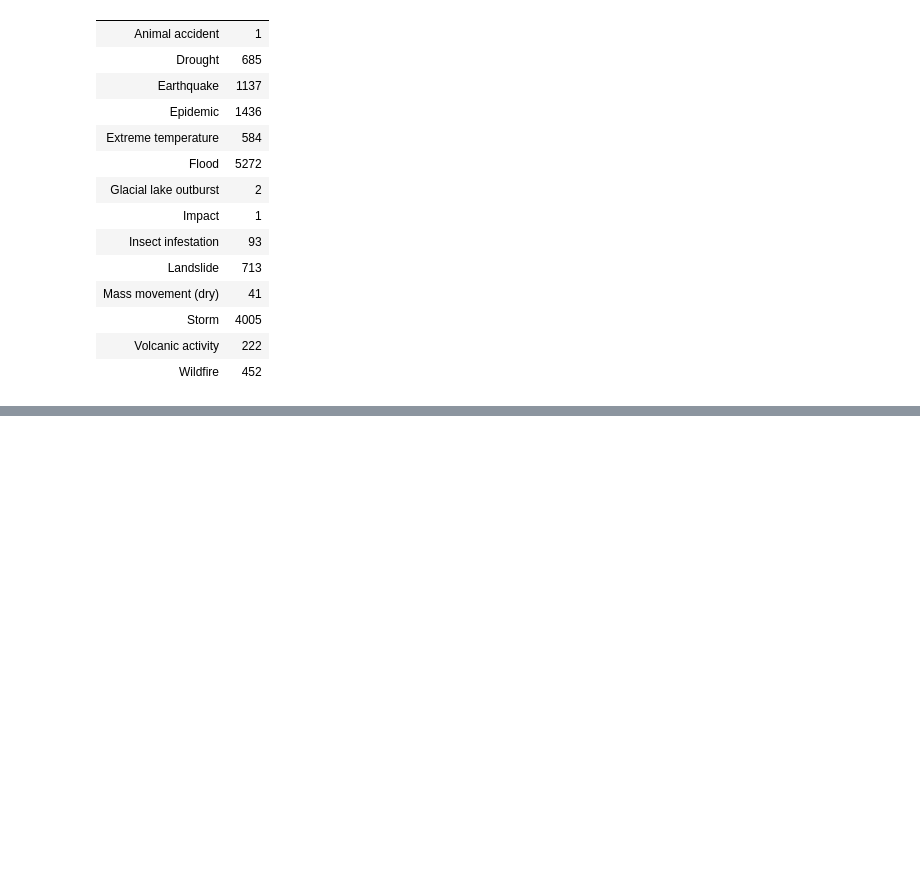
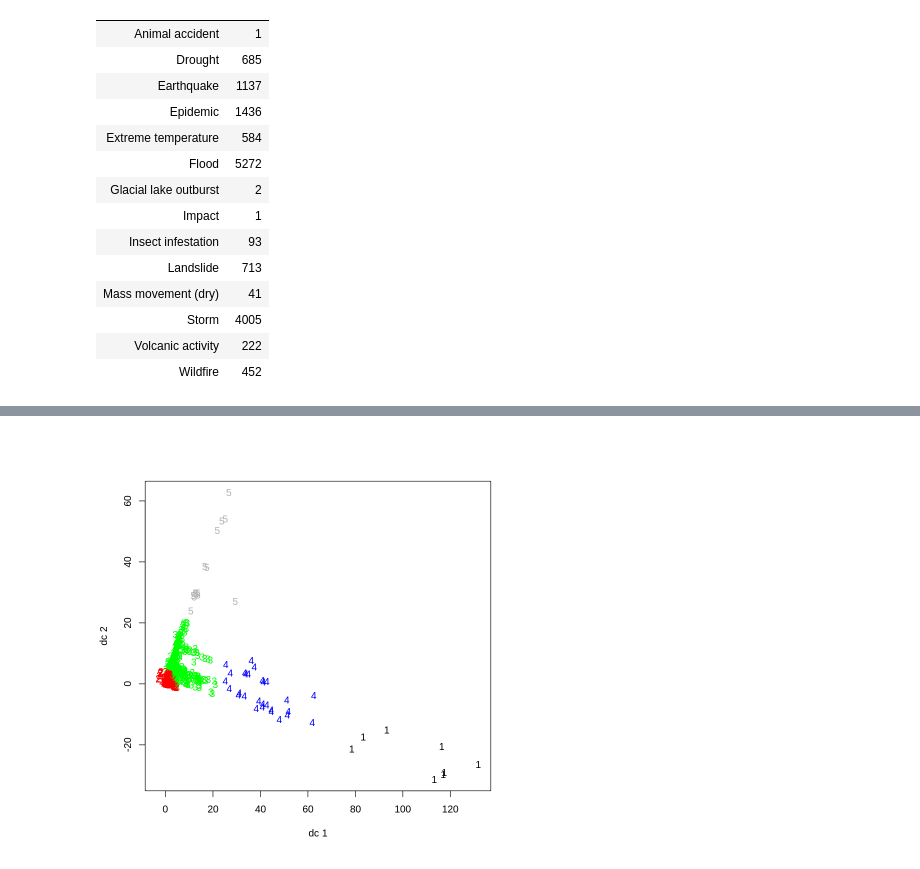
Before and after one commit to najiaahmedd/CIND820_InitialResults, a Jupyter notebook: InitialResults_Imputations&Clustering.ipynb, the cells around one changed output, grey strips where cells are left out. Cells and saved outputs as stored; diff of their text form; code cells hidden in the pictures; blank space fills up the shorter version.

```diff
--- a/InitialResults_Imputations&Clustering.ipynb
+++ b/InitialResults_Imputations&Clustering.ipynb
@@ -184,0 +248,4 @@ A data.frame: 14 × 2
+# %%
+set.seed(123)
+k2 <- kmeans(mydata, centers = 5, nstart = 25)
+str(k2)
@@ -184,0 +294,5 @@ A data.frame: 14 × 2
+# %%
+library(fpc)
+plotcluster(mydata, k2$cluster)
+# %% [output]
+[figure, added]
```
Also changed, not shown: parts of 14 cells of this notebook.
